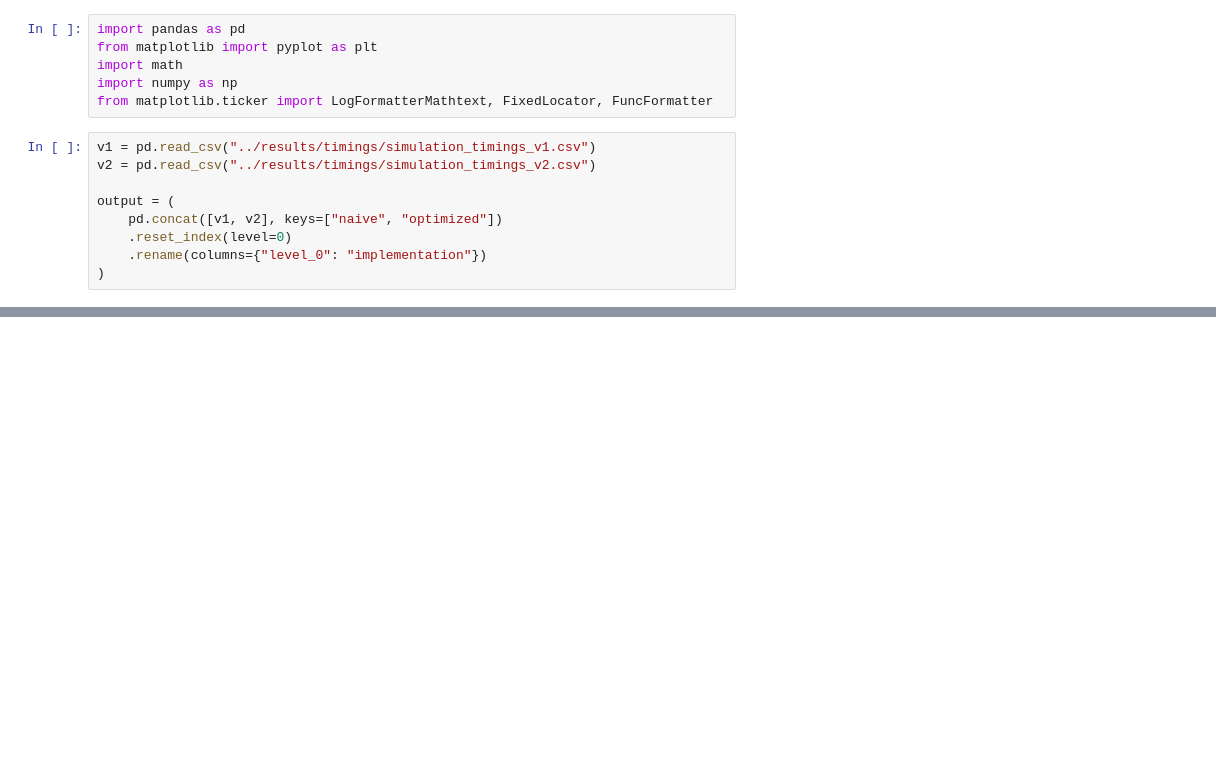
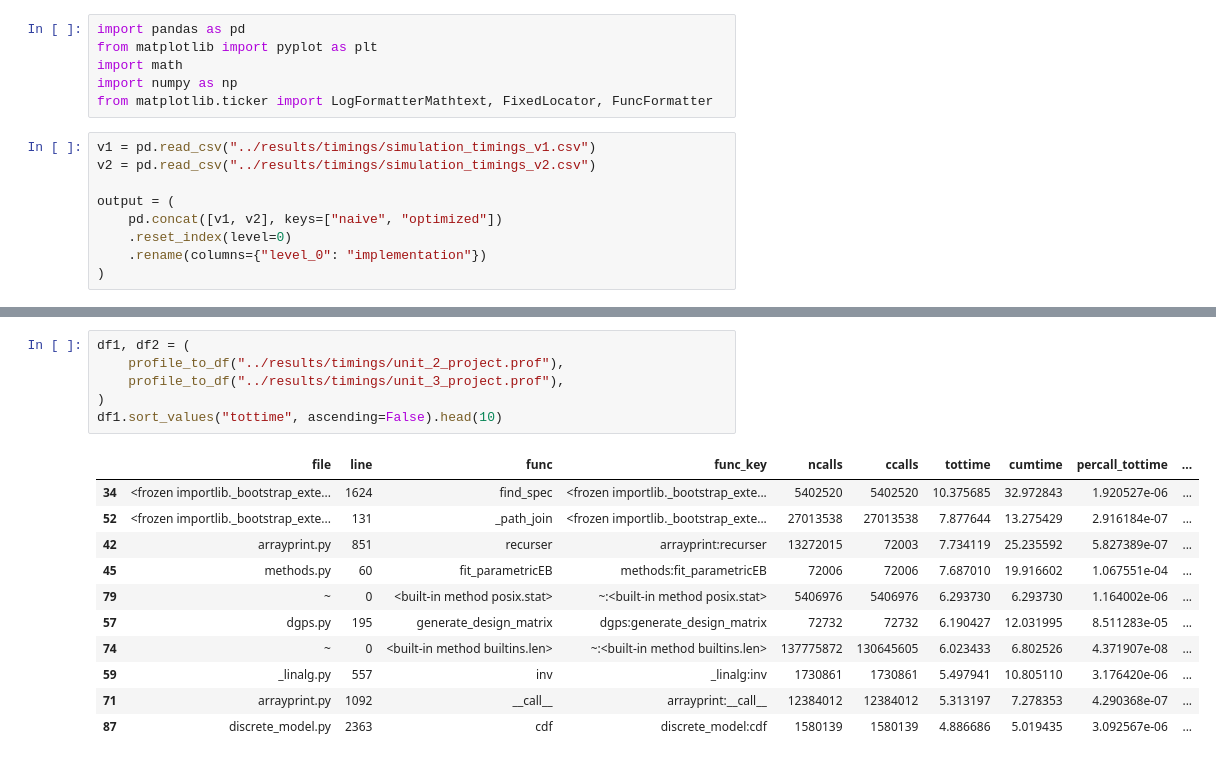
Before and after one commit to mcanearm/stat607, a Jupyter notebook: docs/timings.ipynb, the cells around one changed output, grey strips where cells are left out. Saved outputs shown, nothing was run; the diff lists cells and outputs as text; blank space fills up the shorter version.

```diff
--- a/docs/timings.ipynb
+++ b/docs/timings.ipynb
@@ -275,4 +280,22 @@ def stitch_profiles_dfs(dfs, labels, join_on="func_key"):
 
     renamed = [rename(d, lb) for d, lb in zip(dfs, labels)]
     return reduce(lambda L, R: pd.merge(L, R, on=join_on, how="outer"), renamed)
+# %%
+df1, df2 = (
+    profile_to_df("../results/timings/unit_2_project.prof"),
+    profile_to_df("../results/timings/unit_3_project.prof"),
+)
+df1.sort_values("tottime", ascending=False).head(10)
+# %% [output]
+|  | file | line | func | func_key | ncalls | ccalls | tottime | cumtime | percall_tottime | ... |
+| 34 | <frozen importlib._bootstrap_exte... | 1624 | find_spec | <frozen importlib._bootstrap_exte... | 5402520 | 5402520 | 10.375685 | 32.972843 | 1.920527e-06 | ... |
+| 52 | <frozen importlib._bootstrap_exte... | 131 | _path_join | <frozen importlib._bootstrap_exte... | 27013538 | 27013538 | 7.877644 | 13.275429 | 2.916184e-07 | ... |
+| 42 | arrayprint.py | 851 | recurser | arrayprint:recurser | 13272015 | 72003 | 7.734119 | 25.235592 | 5.827389e-07 | ... |
+| 45 | methods.py | 60 | fit_parametricEB | methods:fit_parametricEB | 72006 | 72006 | 7.687010 | 19.916602 | 1.067551e-04 | ... |
+| 79 | ~ | 0 | <built-in method posix.stat> | ~:<built-in method posix.stat> | 5406976 | 5406976 | 6.293730 | 6.293730 | 1.164002e-06 | ... |
+| 57 | dgps.py | 195 | generate_design_matrix | dgps:generate_design_matrix | 72732 | 72732 | 6.190427 | 12.031995 | 8.511283e-05 | ... |
+| 74 | ~ | 0 | <built-in method builtins.len> | ~:<built-in method builtins.len> | 137775872 | 130645605 | 6.023433 | 6.802526 | 4.371907e-08 | ... |
+| 59 | _linalg.py | 557 | inv | _linalg:inv | 1730861 | 1730861 | 5.497941 | 10.805110 | 3.176420e-06 | ... |
+| 71 | arrayprint.py | 1092 | __call__ | arrayprint:__call__ | 12384012 | 12384012 | 5.313197 | 7.278353 | 4.290368e-07 | ... |
+| 87 | discrete_model.py | 2363 | cdf | discrete_model:cdf | 1580139 | 1580139 | 4.886686 | 5.019435 | 3.092567e-06 | ... |
 # %%
```
Also changed, not shown: parts of 5 cells of this notebook, 9 other files.
